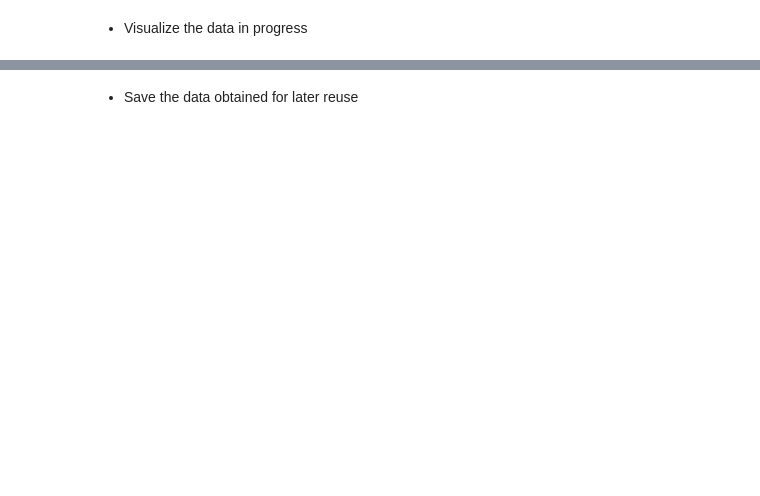
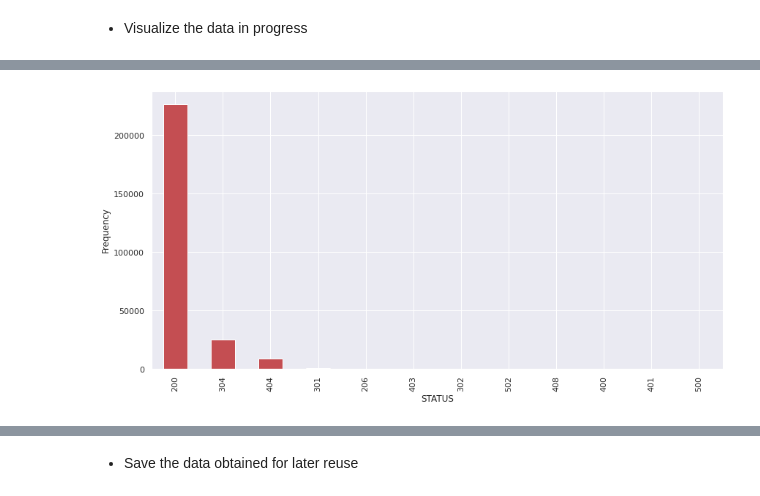
Before and after one commit to jesussantana/web-log-dash, a Jupyter notebook: Tasca_7_Registre_de_Logs.ipynb, the cells around one changed output, grey strips where cells are left out. Saved outputs shown, nothing was run; the diff lists cells and outputs as text; code cells hidden in the pictures; blank space fills up the shorter version.

```diff
--- a/Tasca_7_Registre_de_Logs.ipynb
+++ b/Tasca_7_Registre_de_Logs.ipynb
@@ -300,6 +605,8 @@ plt.show()
 # %%
-graph = Logs_copy[['Status', 'Time']].groupby(['Status']).count().sort_values(by = 'Time',ascending = False)
-graph = graph.rename(columns = {'Time' : 'Frequency'})
-graph.plot.bar(y = 'Frequency', color = 'r', ylabel = 'Frequency', legend = None, figsize = (10,6))
+graph = Logs_copy2[['STATUS', 'DNS']].groupby(['STATUS']).count().sort_values(by = 'DNS',ascending = False)
+graph = graph.rename(columns = {'DNS' : 'Frequency'})
+graph.plot.bar(y = 'Frequency', color = 'r', ylabel = 'Frequency', legend = None, figsize = (14,7))
 plt.show()
+# %% [output]
+[figure, added]
 # %%
```
Also changed, not shown: parts of 83 cells of this notebook, 3 other files.
